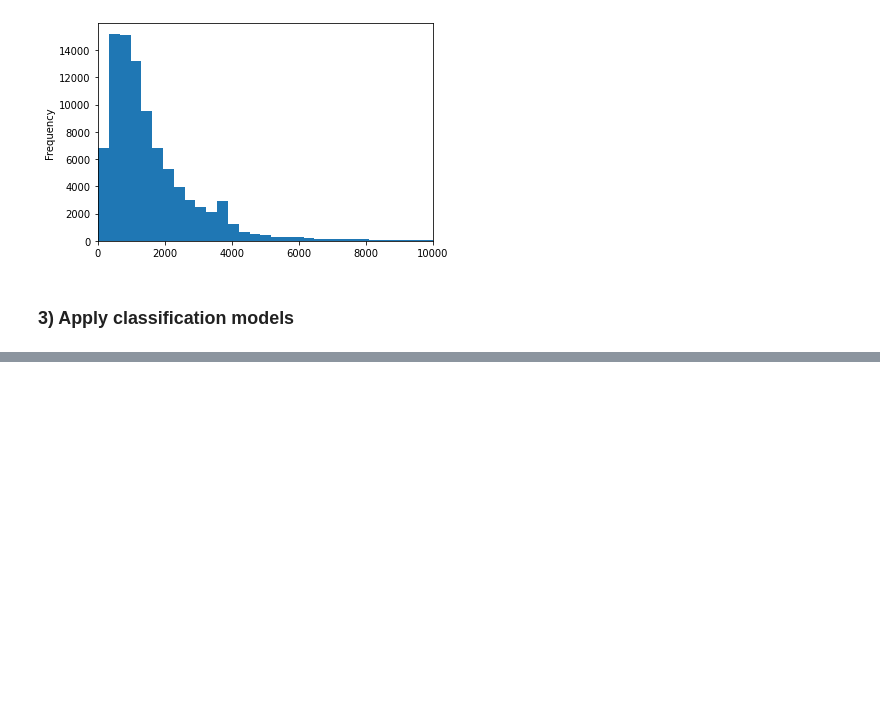
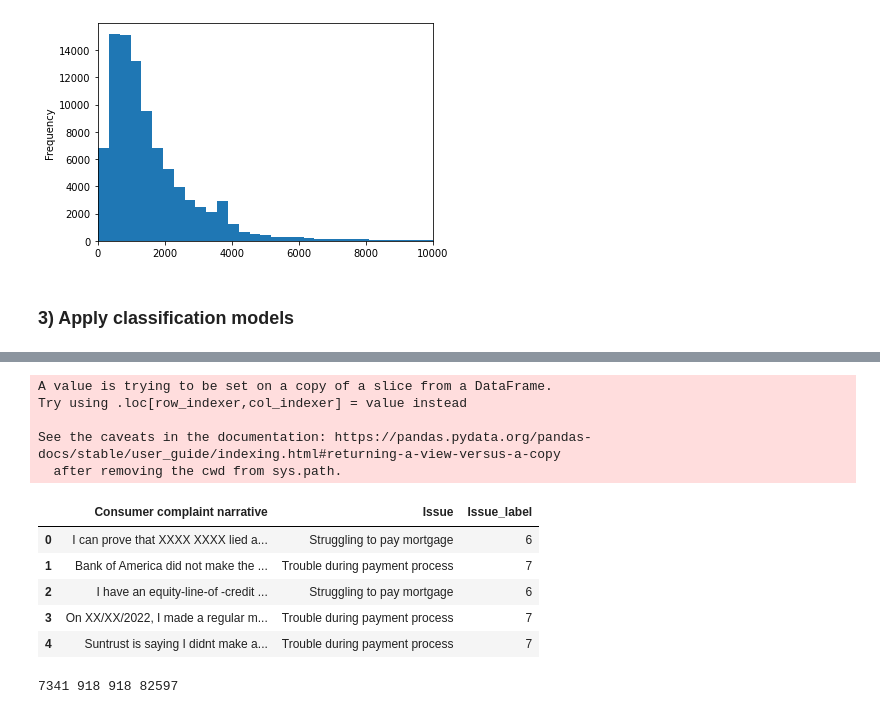
Before and after one commit to rlwphd/Erdos_Project_Spring22, a Jupyter notebook: consumer_complaint_project.ipynb, the cells around one changed output, grey strips where cells are left out. Saved outputs shown, nothing was run; the diff lists cells and outputs as text; code cells hidden in the pictures; blank space fills up the shorter version.

```diff
--- a/consumer_complaint_project.ipynb
+++ b/consumer_complaint_project.ipynb
@@ -246,0 +1083,9 @@ mortgage_data['Consumer complaint narrative'].apply(len).plot(kind = 'hist', bin
+# %%
+from sklearn.model_selection import train_test_split
+from sklearn import preprocessing
+
+import pandas as pd
+import sys
+
+# only keep X (text column) and Y (class)
+final_data2 = final_data[['Consumer complaint narrative', 'Issue']]
@@ -246,0 +1110,9 @@ mortgage_data['Consumer complaint narrative'].apply(len).plot(kind = 'hist', bin
+# %%
+final_data2['Issue'] = final_data2['Issue'].replace("Settlement process and costs", "Other")
+final_data2['Issue'] = final_data2['Issue'].replace("Credit decision / Underwriting", "Other")
+final_data2['Issue'] = final_data2['Issue'].replace("Incorrect information on your report", "Other")
+final_data2['Issue'] = final_data2['Issue'].replace("Problem with a credit reporting company's investigation into an existing problem", "Other")
+final_data2['Issue'] = final_data2['Issue'].replace("Unable to get your credit report or credit score", "Other")
+final_data2['Issue'] = final_data2['Issue'].replace("Improper use of your report", "Other")
+final_data2['Issue'] = final_data2['Issue'].replace("Credit monitoring or identity theft protection services", "Other")
+final_data2['Issue'] = final_data2['Issue'].replace("Problem with fraud alerts or security freezes", "Other")
@@ -246,0 +1130,20 @@ mortgage_data['Consumer complaint narrative'].apply(len).plot(kind = 'hist', bin
+# %%
+# convert categorical labels to numeric labels
+le = preprocessing.LabelEncoder()
+le.fit(final_data2['Issue'])
+final_data2['Issue_label'] = le.transform(final_data2['Issue'])
+# %% [output]
+A value is trying to be set on a copy of a slice from a DataFrame.
+Try using .loc[row_indexer,col_indexer] = value instead
+
+See the caveats in the documentation: https://pandas.pydata.org/pandas-docs/stable/user_guide/indexing.html#returning-a-view-versus-a-copy
+  after removing the cwd from sys.path.
+# %%
+final_data2.head()
+# %% [output]
+|  | Consumer complaint narrative | Issue | Issue_label |
+| 0 | I can prove that XXXX XXXX lied a... | Struggling to pay mortgage | 6 |
+| 1 | Bank of America did not make the ... | Trouble during payment process | 7 |
+| 2 | I have an equity-line-of -credit ... | Struggling to pay mortgage | 6 |
+| 3 | On XX/XX/2022, I made a regular m... | Trouble during payment process | 7 |
+| 4 | Suntrust is saying I didnt make a... | Trouble during payment process | 7 |
@@ -246,0 +1153,11 @@ mortgage_data['Consumer complaint narrative'].apply(len).plot(kind = 'hist', bin
+# %%
+# subset the data to 1 by 0% of original size for computational efficiency
+final_data4, universe = train_test_split(final_data3, train_size=0.1, shuffle=False, random_state=123)
+
+# divide dataset into train-test-validation (80-10-10 percentage splits)
+train_data, rest_data = train_test_split(final_data4, train_size=0.8, shuffle=False, random_state=123)
+validation_data, test_data = train_test_split(rest_data, test_size=0.5, shuffle=False, random_state=123)
+
+print(len(train_data), len(test_data), len(validation_data), len(universe))
+# %% [output]
+7341 918 918 82597
```
Also changed, not shown: parts of 88 cells of this notebook.
